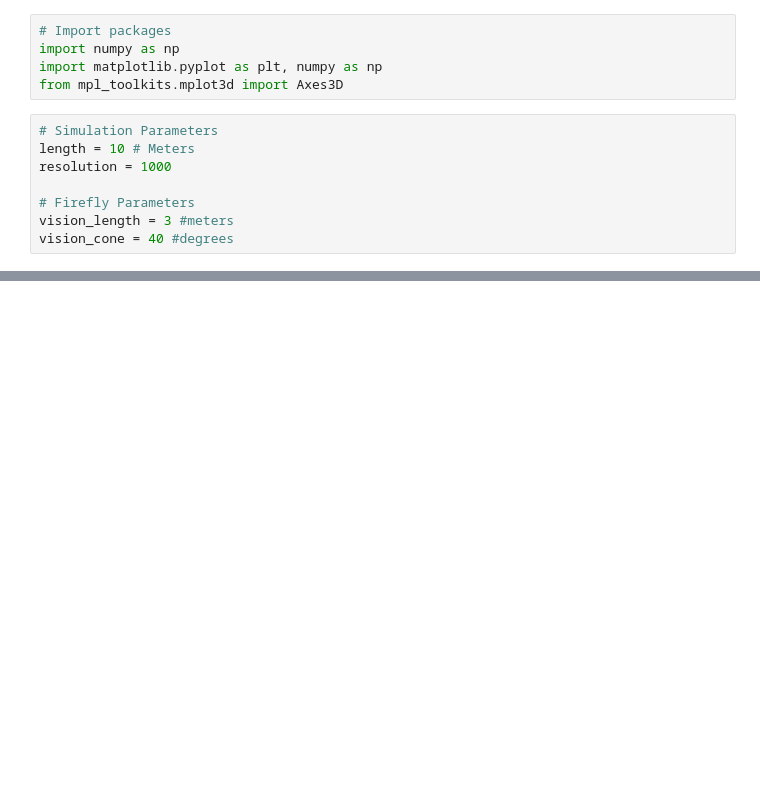
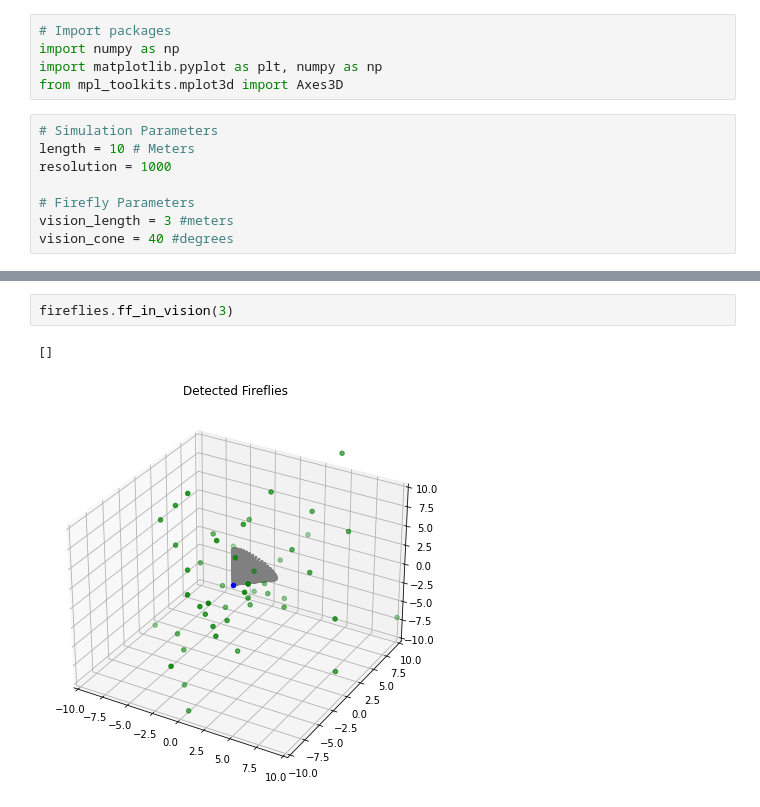
Before and after one commit to nbonnie/3D_Firefly_Simulation, a Jupyter notebook: main.ipynb, the cells around one changed output, grey strips where cells are left out. Saved outputs shown, nothing was run; the diff lists cells and outputs as text; blank space fills up the shorter version.

Commit message:
detect ff in cone and graph

```diff
--- a/main.ipynb
+++ b/main.ipynb
@@ -118,0 +209,5 @@ fireflies.graph()
+# %%
+fireflies.ff_in_vision(3)
+# %% [output]
+[]
+[figure, added]
```
Also changed, not shown: parts of 2 cells of this notebook.
